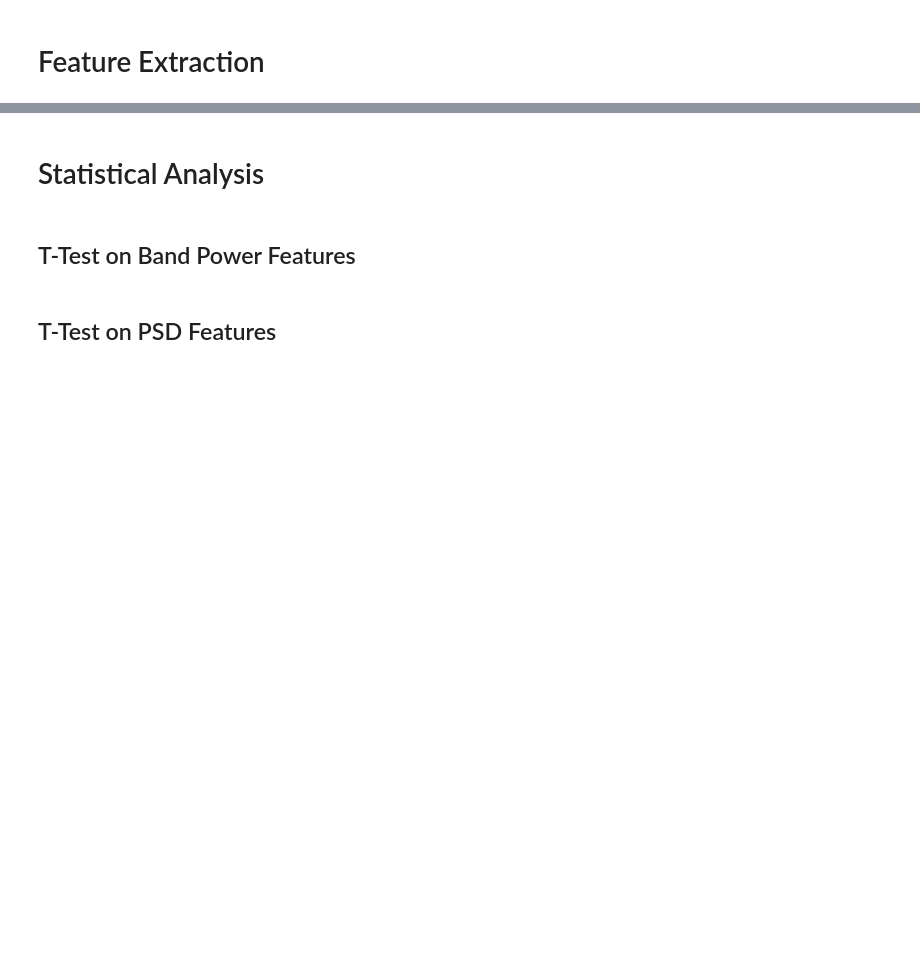
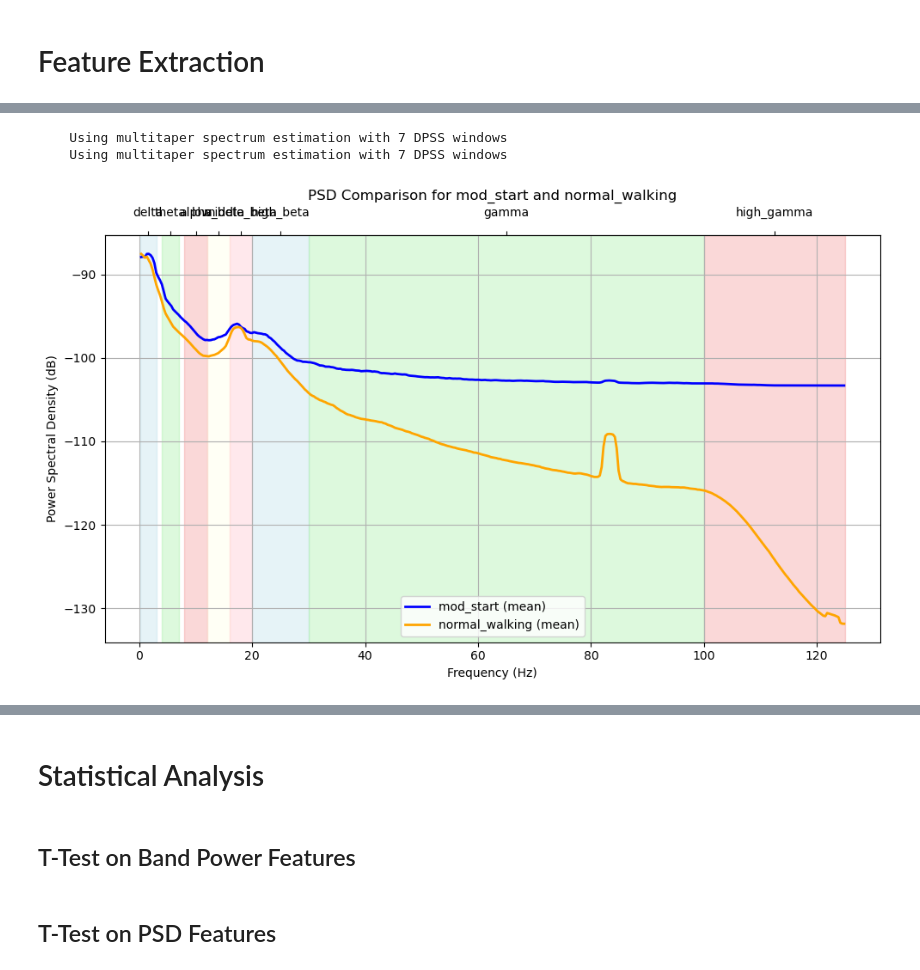
Before and after one commit to orabe/gaitmod, a Jupyter notebook: examples/lfp_all_data copy.ipynb, the cells around one changed output, grey strips where cells are left out. Cells and saved outputs as stored; diff of their text form; code cells hidden in the pictures; blank space fills up the shorter version.

```diff
--- a/examples/lfp_all_data copy.ipynb
+++ b/examples/lfp_all_data copy.ipynb
@@ -729,34 +896,42 @@ def plot_overall_psd_with_bands_by_class(epochs_mod, epochs_norm, freq_bands, fm
 
     # Create figure
     plt.figure(figsize=(10, 6))
 
     # Plot the mean PSD for mod_start
     plt.plot(freqs_mod, 10 * np.log10(psds_mod_mean), color='blue', label='mod_start (mean)', linewidth=2)
 
     # Plot the mean PSD for normal_walking
     plt.plot(freqs_norm, 10 * np.log10(psds_norm_mean), color='orange', label='normal_walking (mean)', linewidth=2)
 
     # Mark frequency bands with shaded regions
     for i, (band, (low, high)) in enumerate(freq_bands.items()):
         plt.axvspan(low, high, color=band_colors[i % len(band_colors)], alpha=0.3)
 
     # Top x-axis for frequency bands
     ax_top = plt.gca().secondary_xaxis('top')
     ax_top.set_xticks([np.mean([low, high]) for low, high in freq_bands.values()])
     ax_top.set_xticklabels(freq_bands.keys())
     ax_top.tick_params(axis='x', pad=10)
 
     # Plot settings
     plt.title('PSD Comparison for mod_start and normal_walking')
     plt.xlabel('Frequency (Hz)')
     plt.ylabel('Power Spectral Density (dB)')
     plt.legend()
     plt.grid(True)
     plt.tight_layout()
     plt.show()
 
 # Example usage:
-plot_overall_psd_with_bands_by_class(epochs['mod_start'], epochs['normal_walking'], freq_bands)
+plot_overall_psd_with_bands_by_class(epochs['mod_start'],
+                                     epochs['normal_walking'],
+                                     freq_bands,
+                                     fmin=freq_bands['delta'][0],
+                                     fmax=freq_bands['high_gamma'][1])
+# %% [output]
+    Using multitaper spectrum estimation with 7 DPSS windows
+    Using multitaper spectrum estimation with 7 DPSS windows
+[figure, added]
 # %%
 import mne
 import numpy as np
```
Also changed, not shown: parts of 27 cells of this notebook, 1 other file.
